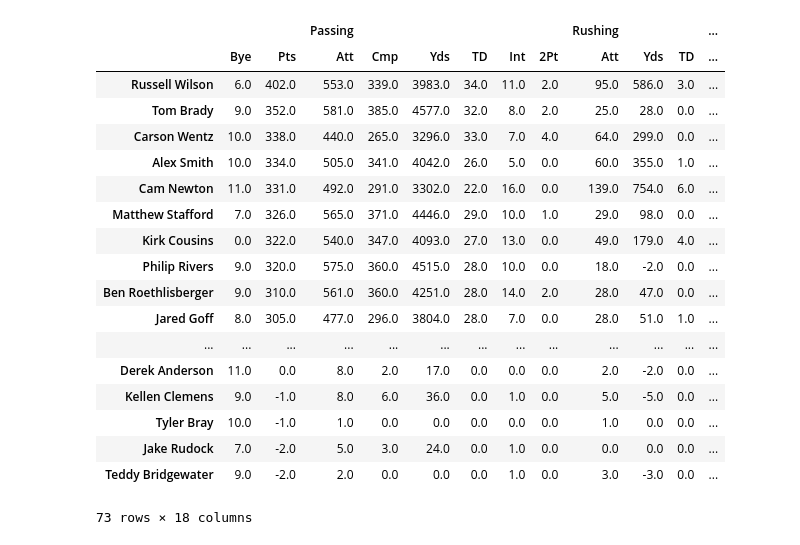
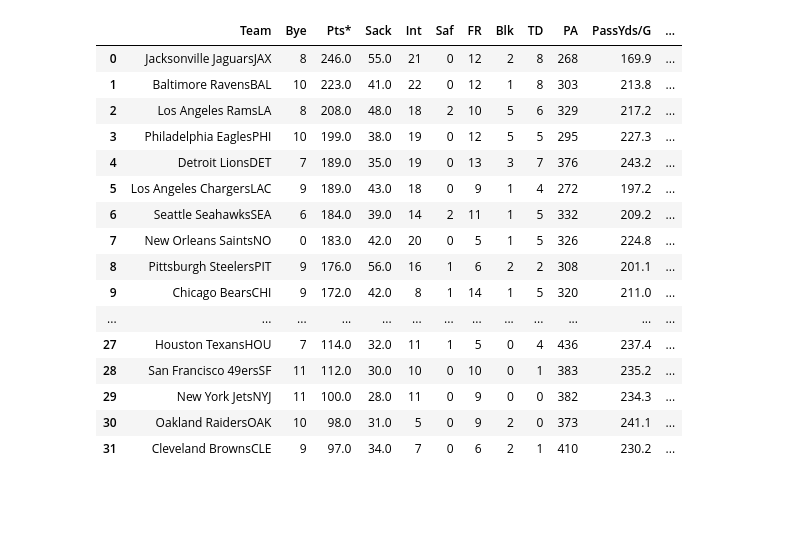
Before and after one commit to b7nguyen/ffb-data, a Jupyter notebook: Fantasy_Football.ipynb, the cells around one changed output. Cells and saved outputs as stored; diff of their text form; code cells hidden in the pictures; blank space fills up the shorter version.

Commit message:
Added functions to clean code. Improved data input

```diff
--- a/Fantasy_Football.ipynb
+++ b/Fantasy_Football.ipynb
@@ -8,0 +6,6 @@ from pandas import read_html
+# %%
+QB = 0
+RB = 1
+WR = 2
+TE = 3
+DEF = 4
@@ -233,22 +202,0 @@ dframe1 = DataFrame(dataMatrix, columns = index, index = nameIndex)
-# %%
-dframe1
-# %% [output]
-|  |  |  | Passing |  |  |  |  |  | Rushing |  |  | ... |
-|  | Bye | Pts | Att | Cmp | Yds | TD | Int | 2Pt | Att | Yds | TD | ... |
-| Russell Wilson | 6.0 | 402.0 | 553.0 | 339.0 | 3983.0 | 34.0 | 11.0 | 2.0 | 95.0 | 586.0 | 3.0 | ... |
-| Tom Brady | 9.0 | 352.0 | 581.0 | 385.0 | 4577.0 | 32.0 | 8.0 | 2.0 | 25.0 | 28.0 | 0.0 | ... |
-| Carson Wentz | 10.0 | 338.0 | 440.0 | 265.0 | 3296.0 | 33.0 | 7.0 | 4.0 | 64.0 | 299.0 | 0.0 | ... |
-| Alex Smith | 10.0 | 334.0 | 505.0 | 341.0 | 4042.0 | 26.0 | 5.0 | 0.0 | 60.0 | 355.0 | 1.0 | ... |
-| Cam Newton | 11.0 | 331.0 | 492.0 | 291.0 | 3302.0 | 22.0 | 16.0 | 0.0 | 139.0 | 754.0 | 6.0 | ... |
-| Matthew Stafford | 7.0 | 326.0 | 565.0 | 371.0 | 4446.0 | 29.0 | 10.0 | 1.0 | 29.0 | 98.0 | 0.0 | ... |
-| Kirk Cousins | 0.0 | 322.0 | 540.0 | 347.0 | 4093.0 | 27.0 | 13.0 | 0.0 | 49.0 | 179.0 | 4.0 | ... |
-| Philip Rivers | 9.0 | 320.0 | 575.0 | 360.0 | 4515.0 | 28.0 | 10.0 | 0.0 | 18.0 | -2.0 | 0.0 | ... |
-| Ben Roethlisberger | 9.0 | 310.0 | 561.0 | 360.0 | 4251.0 | 28.0 | 14.0 | 2.0 | 28.0 | 47.0 | 0.0 | ... |
-| Jared Goff | 8.0 | 305.0 | 477.0 | 296.0 | 3804.0 | 28.0 | 7.0 | 0.0 | 28.0 | 51.0 | 1.0 | ... |
-| ... | ... | ... | ... | ... | ... | ... | ... | ... | ... | ... | ... | ... |
-| Derek Anderson | 11.0 | 0.0 | 8.0 | 2.0 | 17.0 | 0.0 | 0.0 | 0.0 | 2.0 | -2.0 | 0.0 | ... |
-| Kellen Clemens | 9.0 | -1.0 | 8.0 | 6.0 | 36.0 | 0.0 | 1.0 | 0.0 | 5.0 | -5.0 | 0.0 | ... |
-| Tyler Bray | 10.0 | -1.0 | 1.0 | 0.0 | 0.0 | 0.0 | 0.0 | 0.0 | 1.0 | 0.0 | 0.0 | ... |
-| Jake Rudock | 7.0 | -2.0 | 5.0 | 3.0 | 24.0 | 0.0 | 1.0 | 0.0 | 0.0 | 0.0 | 0.0 | ... |
-| Teddy Bridgewater | 9.0 | -2.0 | 2.0 | 0.0 | 0.0 | 0.0 | 1.0 | 0.0 | 3.0 | -3.0 | 0.0 | ... |
-73 rows × 18 columns
@@ -254,0 +214,43 @@ dframe1
+# %%
+
+#nameIndex = []
+frameArray = []
+index = pd.MultiIndex.from_tuples(tup)
+
+loadWebData(frameArray)
+
+#print(frameArray[1])
+
+#getWebData(frameArray[QB], dataMatrix)
+#dataMatrix = np.array(dataMatrix)
+#dataMatrix = dataMatrix.transpose()
+#nameFix(nameIndex, frameArray[0]['\xa0'].get("Player"))
+
+#qbframe = DataFrame(dataMatrix, columns = index, index = nameIndex)
+frameQB = setDataFrame(QB, frameArray[QB], index)
+frameRB = setDataFrame(RB, frameArray[RB], index)
+frameWR = setDataFrame(WR, frameArray[WR], index)
+#frameTE = setDataFrame(TE, frameArray[TE], index)
+
+
+#frameArray[0]
+# %%
+frameArray[DEF]
+# %% [output]
+|  | Team | Bye | Pts* | Sack | Int | Saf | FR | Blk | TD | PA | PassYds/G | ... |
+| 0 | Jacksonville JaguarsJAX | 8 | 246.0 | 55.0 | 21 | 0 | 12 | 2 | 8 | 268 | 169.9 | ... |
+| 1 | Baltimore RavensBAL | 10 | 223.0 | 41.0 | 22 | 0 | 12 | 1 | 8 | 303 | 213.8 | ... |
+| 2 | Los Angeles RamsLA | 8 | 208.0 | 48.0 | 18 | 2 | 10 | 5 | 6 | 329 | 217.2 | ... |
+| 3 | Philadelphia EaglesPHI | 10 | 199.0 | 38.0 | 19 | 0 | 12 | 5 | 5 | 295 | 227.3 | ... |
+| 4 | Detroit LionsDET | 7 | 189.0 | 35.0 | 19 | 0 | 13 | 3 | 7 | 376 | 243.2 | ... |
+| 5 | Los Angeles ChargersLAC | 9 | 189.0 | 43.0 | 18 | 0 | 9 | 1 | 4 | 272 | 197.2 | ... |
+| 6 | Seattle SeahawksSEA | 6 | 184.0 | 39.0 | 14 | 2 | 11 | 1 | 5 | 332 | 209.2 | ... |
+| 7 | New Orleans SaintsNO | 0 | 183.0 | 42.0 | 20 | 0 | 5 | 1 | 5 | 326 | 224.8 | ... |
+| 8 | Pittsburgh SteelersPIT | 9 | 176.0 | 56.0 | 16 | 1 | 6 | 2 | 2 | 308 | 201.1 | ... |
+| 9 | Chicago BearsCHI | 9 | 172.0 | 42.0 | 8 | 1 | 14 | 1 | 5 | 320 | 211.0 | ... |
+| ... | ... | ... | ... | ... | ... | ... | ... | ... | ... | ... | ... | ... |
+| 27 | Houston TexansHOU | 7 | 114.0 | 32.0 | 11 | 1 | 5 | 0 | 4 | 436 | 237.4 | ... |
+| 28 | San Francisco 49ersSF | 11 | 112.0 | 30.0 | 10 | 0 | 10 | 0 | 1 | 383 | 235.2 | ... |
+| 29 | New York JetsNYJ | 11 | 100.0 | 28.0 | 11 | 0 | 9 | 0 | 0 | 382 | 234.3 | ... |
+| 30 | Oakland RaidersOAK | 10 | 98.0 | 31.0 | 5 | 0 | 9 | 2 | 0 | 373 | 241.1 | ... |
+| 31 | Cleveland BrownsCLE | 9 | 97.0 | 34.0 | 7 | 0 | 6 | 2 | 1 | 410 | 230.2 | ... |
```
Also changed, not shown: parts of 19 cells of this notebook.
